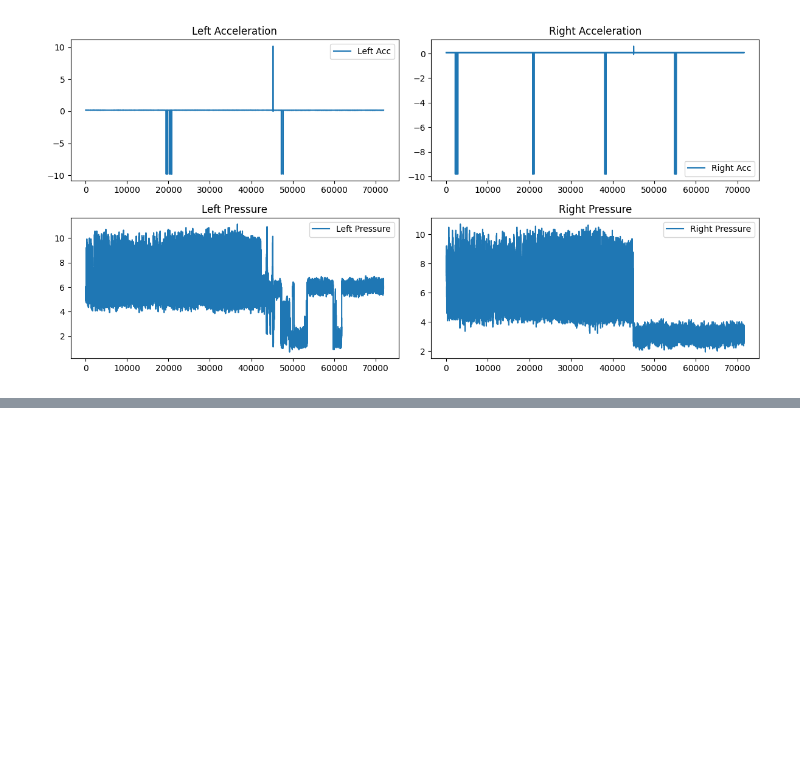
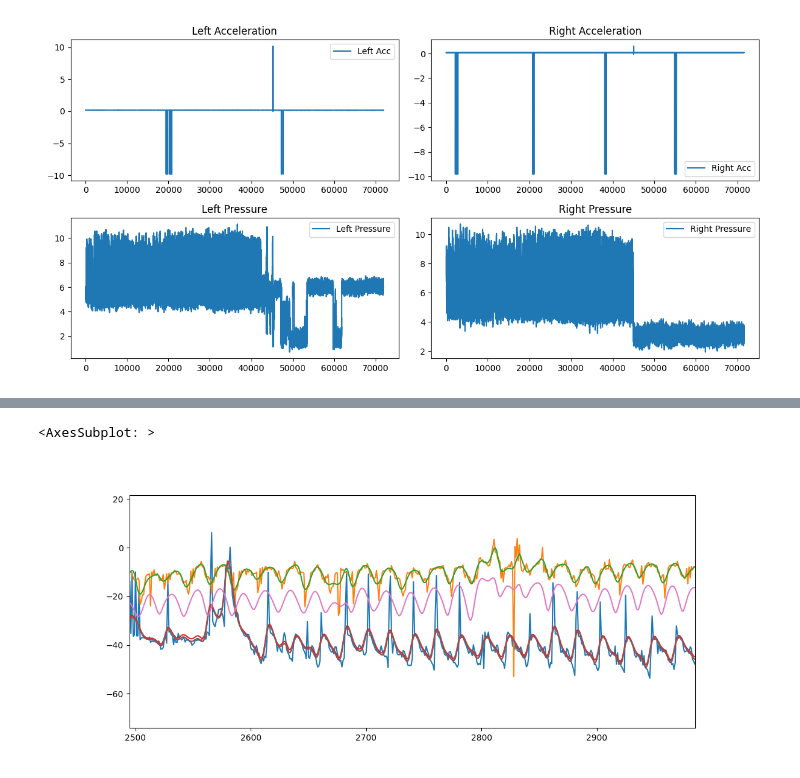
Before and after one commit to Sevastiyan/fs-projects, a Jupyter notebook: COP analysis/session_analysis.ipynb, the cells around one changed output, grey strips where cells are left out. Cells and saved outputs as stored; diff of their text form; code cells hidden in the pictures; blank space fills up the shorter version.

```diff
--- a/COP analysis/session_analysis.ipynb
+++ b/COP analysis/session_analysis.ipynb
@@ -117,0 +159,5 @@ plt.show()
+# %%
+xr.plot()
+# %% [output]
+<AxesSubplot: >
+[figure, added]
```
Also changed, not shown: parts of 6 cells of this notebook, 10 other files.
